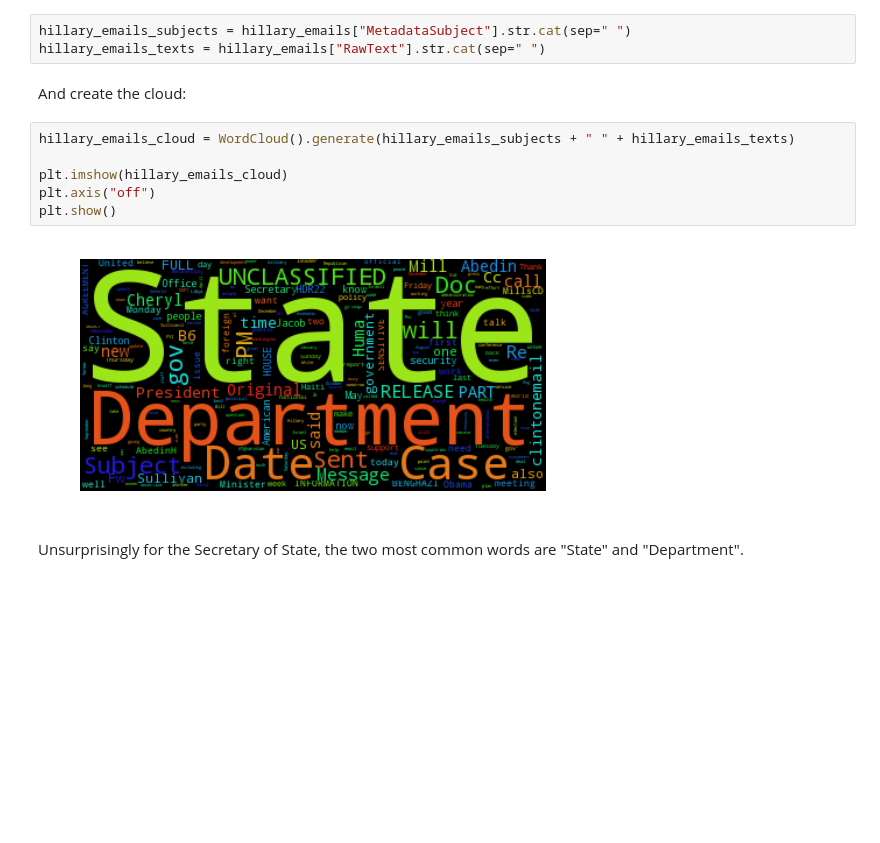
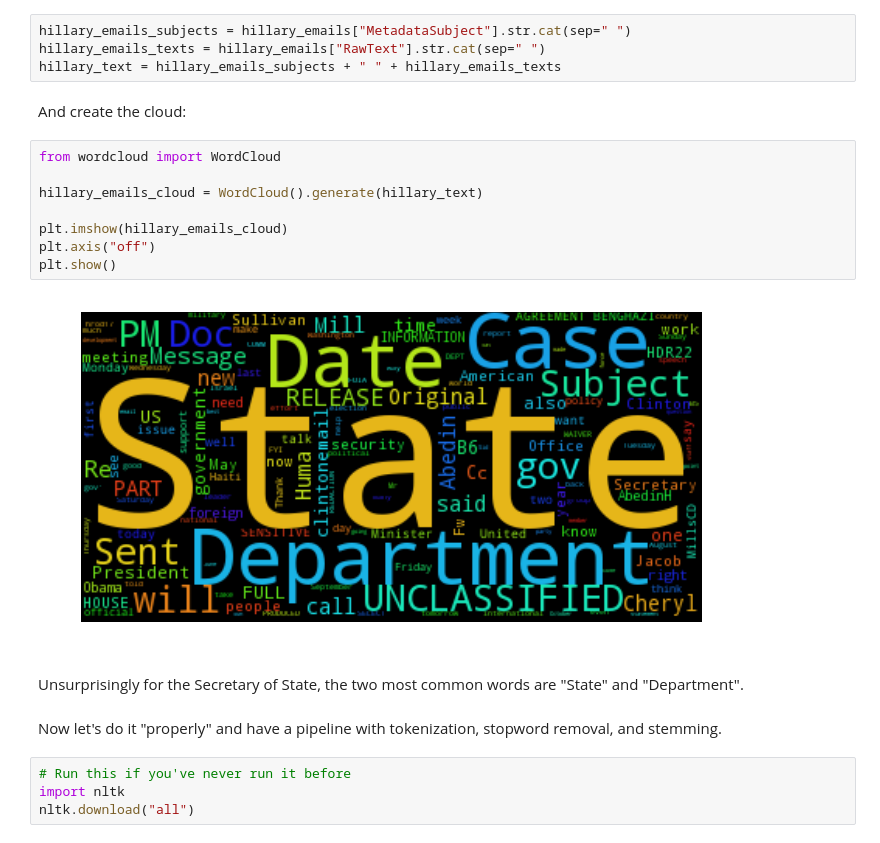
Before and after one commit to SolalPirelli/ADA2016, a Jupyter notebook: 05 - Taming Text/Notebook.ipynb, the cells around one changed output. Drawn from its saved outputs; the diff is of its cells as text; blank space fills up the shorter version.

```diff
--- a/05 - Taming Text/Notebook.ipynb
+++ b/05 - Taming Text/Notebook.ipynb
@@ -27,15 +28,24 @@ Then, extract the subjects and texts of the emails, since the other columns are
 # %%
 hillary_emails_subjects = hillary_emails["MetadataSubject"].str.cat(sep=" ")
 hillary_emails_texts = hillary_emails["RawText"].str.cat(sep=" ")
+hillary_text = hillary_emails_subjects + " " + hillary_emails_texts
 # %% [markdown]
 And create the cloud:
 # %%
-hillary_emails_cloud = WordCloud().generate(hillary_emails_subjects + " " + hillary_emails_texts)
+from wordcloud import WordCloud
+
+hillary_emails_cloud = WordCloud().generate(hillary_text)
 
 plt.imshow(hillary_emails_cloud)
 plt.axis("off")
 plt.show()
 # %% [output]
-[figure, old version]
+[figure, new version]
 # %% [markdown]
 Unsurprisingly for the Secretary of State, the two most common words are "State" and "Department".
+# %% [markdown]
+Now let's do it "properly" and have a pipeline with tokenization, stopword removal, and stemming.
+# %%
+# Run this if you've never run it before
+import nltk
+nltk.download("all")
```
Also changed, not shown: parts of 4 cells of this notebook.
